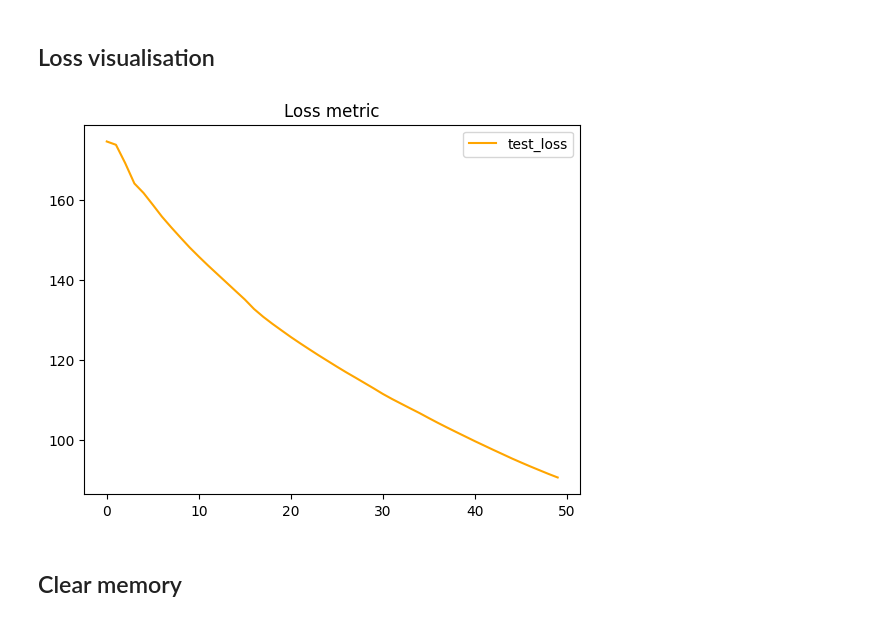
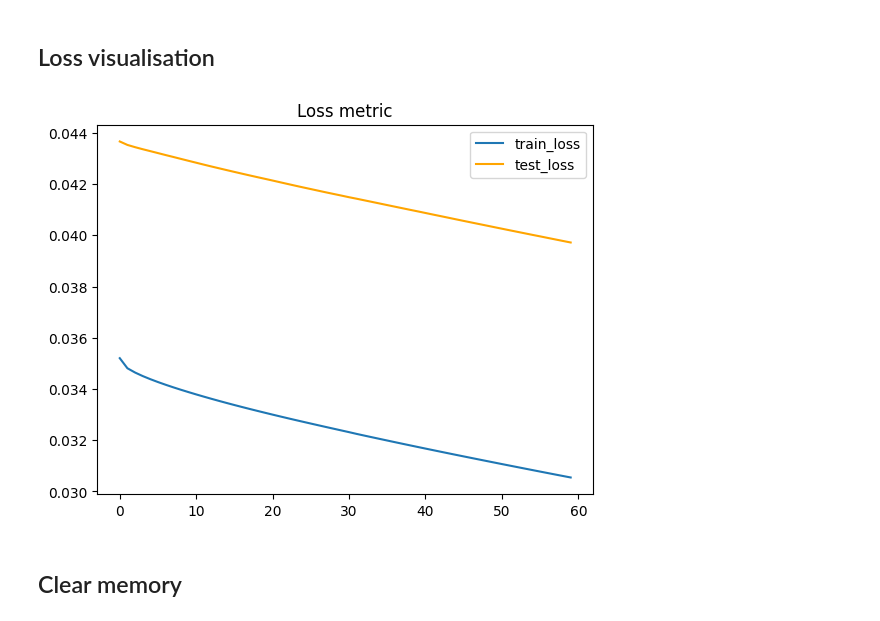
Before and after one commit to medaldev/DenoisingCNN, a Jupyter notebook: notebooks/reconstruct.ipynb, the cells around one changed output. Drawn from its saved outputs; the diff is of its cells as text; code cells hidden in the pictures.

```diff
--- a/notebooks/reconstruct.ipynb
+++ b/notebooks/reconstruct.ipynb
@@ -136,0 +190,4 @@ test()
+# %%
+env.train(1, step_saving=True, step_plotting=False,
+          optimizer=torch.optim.Adam(env.model.parameters(), lr=0.1), scheduler=None,
+          criterion=MseCoeffLoss(reduce="none", reduction="none", coeff=1.0))
@@ -137,20 +203,10 @@ test()
 # %%
-from common.losses import MseCoeffLoss
-
-# optimizer = torch.optim.Adam(env.model.parameters(), lr=0.00001)
-# #scheduler = torch.optim.lr_scheduler.LambdaLR(optimizer, lr_lambda=lambda epoch: 0.65 ** epoch)
-#
-# env.train(3, step_saving=False, step_plotting=False,
-#           optimizer=optimizer, scheduler=None,
-#           criterion=MyLoss(reduce="none", reduction="none", coeff=10000000.0))
-
-
-optimizer = torch.optim.Adam(env.model.parameters(), lr=0.01)
+optimizer = torch.optim.Adam(env.model.parameters(), lr=0.00001)
 #scheduler = torch.optim.lr_scheduler.LambdaLR(optimizer, lr_lambda=lambda epoch: 0.65 ** epoch)
 
-env.train(2, step_saving=True, step_plotting=False,
+env.train(30, step_saving=True, step_plotting=False,
           optimizer=optimizer, scheduler=None,
-          criterion=MseCoeffLoss(reduce="none", reduction="none", coeff=1.0))
+          criterion=MseCoeffLoss(reduce="none", reduction="none", coeff=10.0))
 # %% [output]
 Training progress: |██████████████████████████████████████████████████| 100.0% Complete |
 
@@ -172,19 +231,10 @@ Epoch: 2        Training Loss: 9.982643         Validating Loss: 46.206490
 env.save(onnx=False, pth=False)
 # %% [markdown]
 ## Loss visualisation
-# %%
-import matplotlib.pyplot as plt
-plt.close()
-plt.cla()
-plt.clf()
-plt.plot(env.test_losses[-50:], label="test_loss", color="orange")
-plt.legend()
-plt.title("Loss metric")
-plt.show()
-# %% [output]
-[figure, removed]
 # %%
-env.show_metrics(n_last=10)
+env.show_metrics(n_last=60, train=True, val=True)
+# %% [output]
+[figure, added]
 # %% [markdown]
 ## Clear memory
 # %%
```
Also changed, not shown: parts of 22 cells of this notebook, 2 other files.
